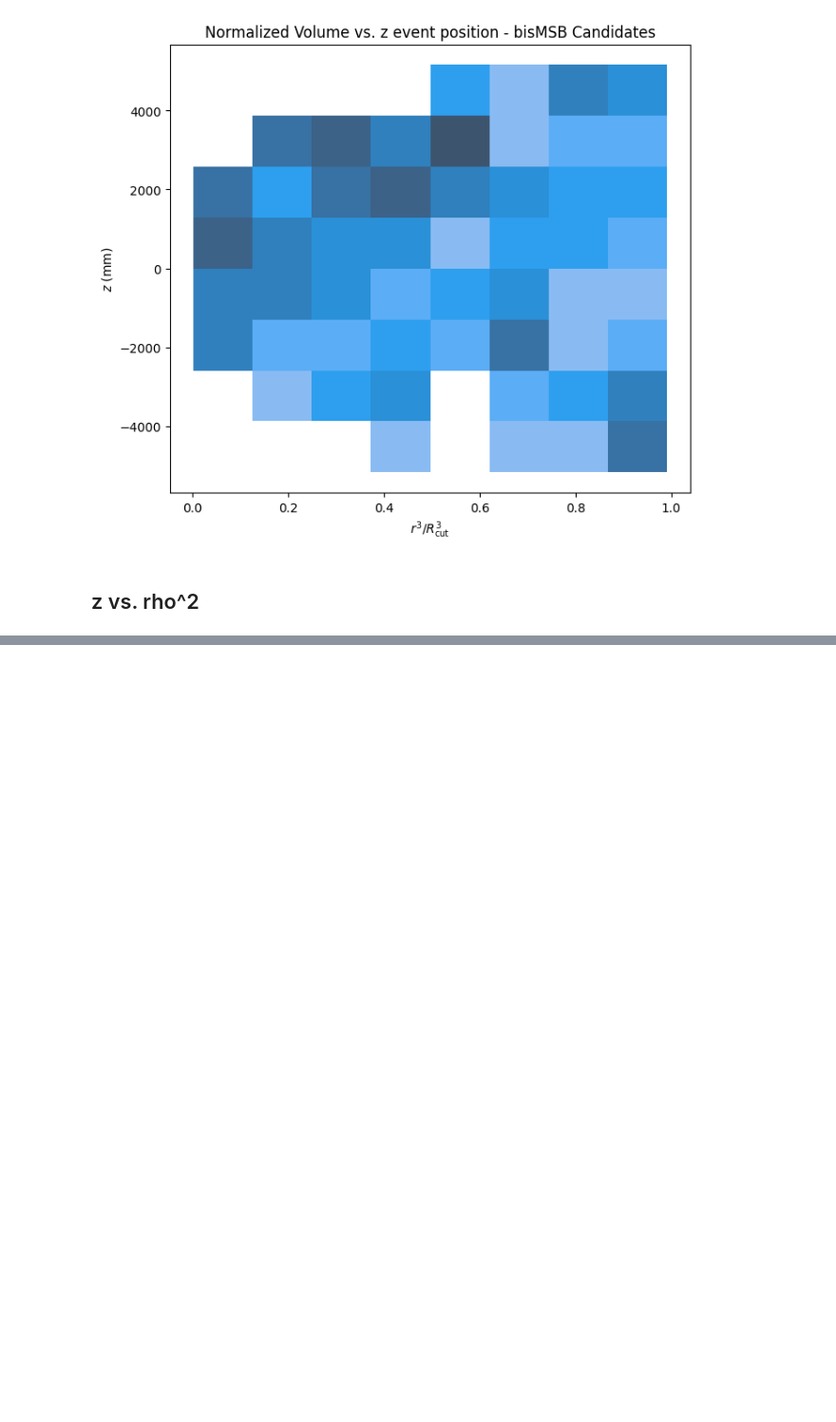
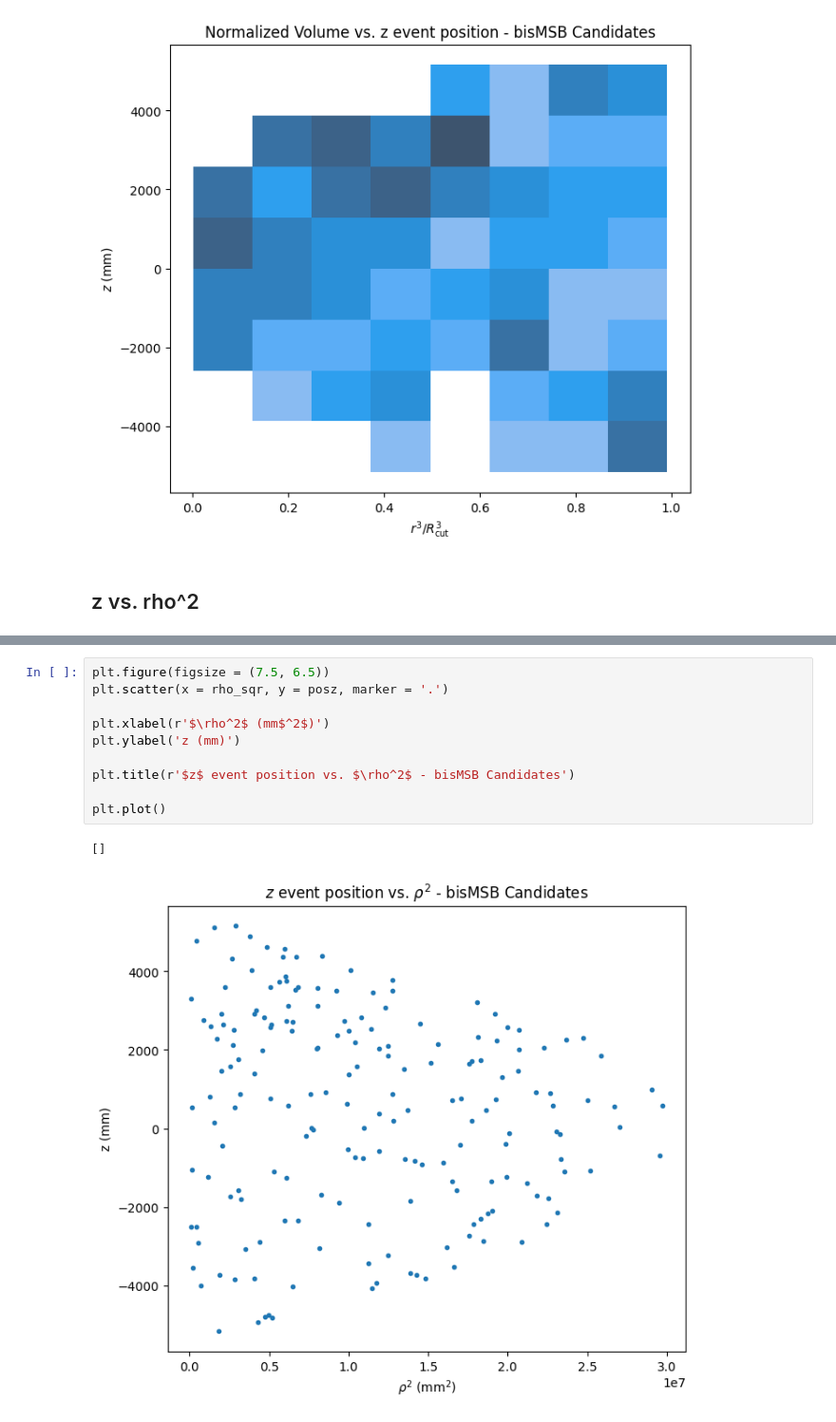
Before and after one commit to joankl/Solar-Neutrinos-Project, a Jupyter notebook: bis_data_candidates/First candidates study.ipynb, the cells around one changed output, grey strips where cells are left out. Shown at 95% size. Drawn from its saved outputs; the diff is of its cells as text; blank space fills up the shorter version.

```diff
--- a/bis_data_candidates/First candidates study.ipynb
+++ b/bis_data_candidates/First candidates study.ipynb
@@ -153,0 +162,13 @@ plt.show()
+# %%
+plt.figure(figsize = (7.5, 6.5))
+plt.scatter(x = rho_sqr, y = posz, marker = '.')
+
+plt.xlabel(r'$\rho^2$ (mm$^2$)')
+plt.ylabel('z (mm)')
+
+plt.title(r'$z$ event position vs. $\rho^2$ - bisMSB Candidates')
+
+plt.plot()
+# %% [output]
+[]
+[figure, added]
```
Also changed, not shown: parts of 7 cells of this notebook.
